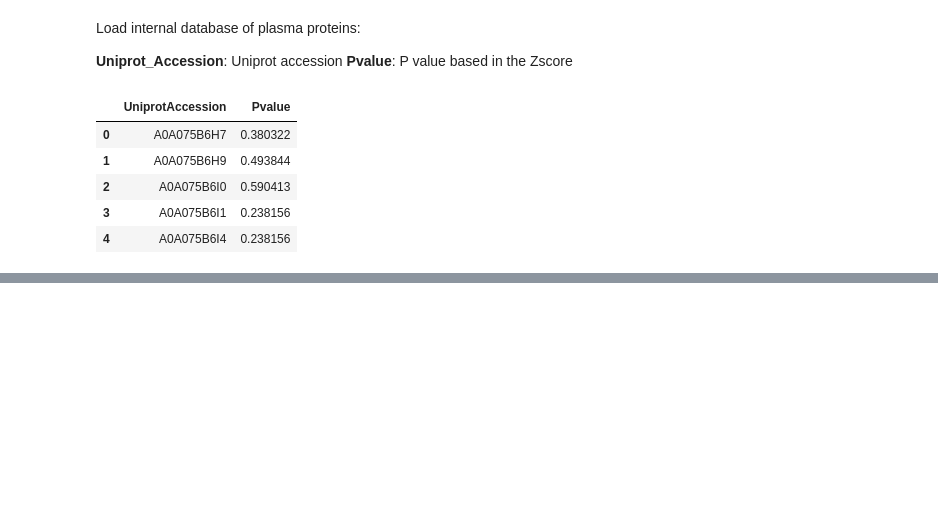
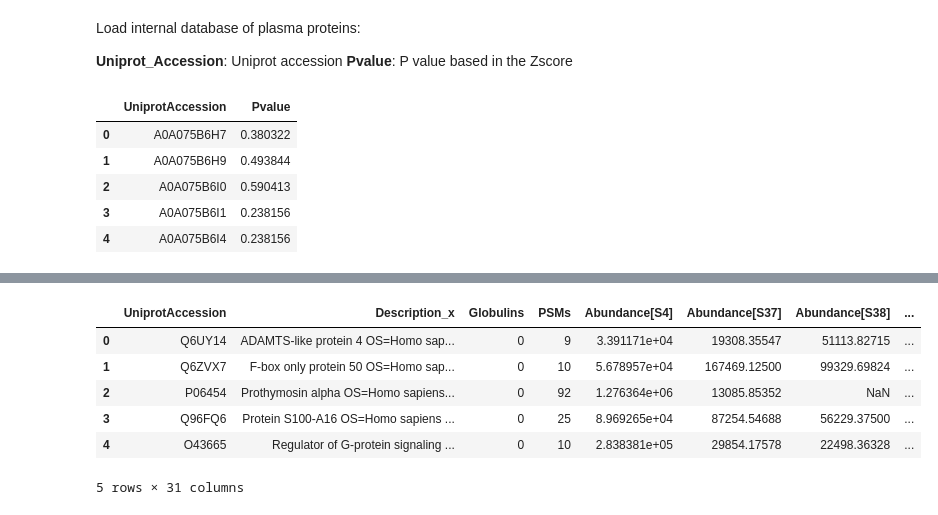
Before and after one commit to ypriverol/ms1, a Jupyter notebook: analyze-ms1-data.ipynb, the cells around one changed output, grey strips where cells are left out. Cells and saved outputs as stored; diff of their text form; code cells hidden in the pictures; blank space fills up the shorter version.

```diff
--- a/analyze-ms1-data.ipynb
+++ b/analyze-ms1-data.ipynb
@@ -45,0 +69,15 @@ inhouse_plasma_proteome.head()
+# %%
+def compute_probability (row):
+    probability_protein = row['Pvalue']+row['Zscore']-(row['Pvalue']*row['Zscore'])
+    return probability_protein
+dataset['final_probability'] = dataset.apply (lambda row: compute_probability(row), axis=1)
+
+dataset.head()
+# %% [output]
+|  | UniprotAccession | Description_x | Globulins | PSMs | Abundance[S4] | Abundance[S37] | Abundance[S38] | ... |
+| 0 | Q6UY14 | ADAMTS-like protein 4 OS=Homo sap... | 0 | 9 | 3.391171e+04 | 19308.35547 | 51113.82715 | ... |
+| 1 | Q6ZVX7 | F-box only protein 50 OS=Homo sap... | 0 | 10 | 5.678957e+04 | 167469.12500 | 99329.69824 | ... |
+| 2 | P06454 | Prothymosin alpha OS=Homo sapiens... | 0 | 92 | 1.276364e+06 | 13085.85352 | NaN | ... |
+| 3 | Q96FQ6 | Protein S100-A16 OS=Homo sapiens ... | 0 | 25 | 8.969265e+04 | 87254.54688 | 56229.37500 | ... |
+| 4 | O43665 | Regulator of G-protein signaling ... | 0 | 10 | 2.838381e+05 | 29854.17578 | 22498.36328 | ... |
+5 rows × 31 columns
```
Also changed, not shown: parts of 2 cells of this notebook.
